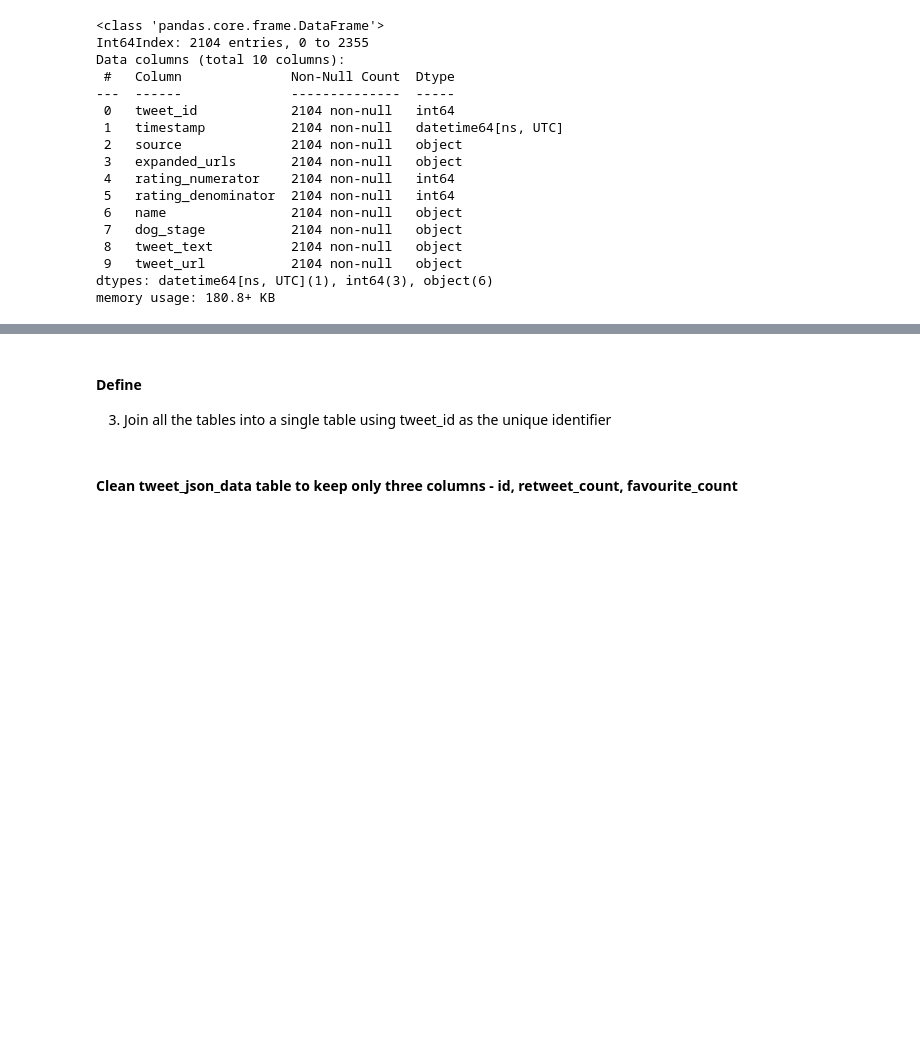
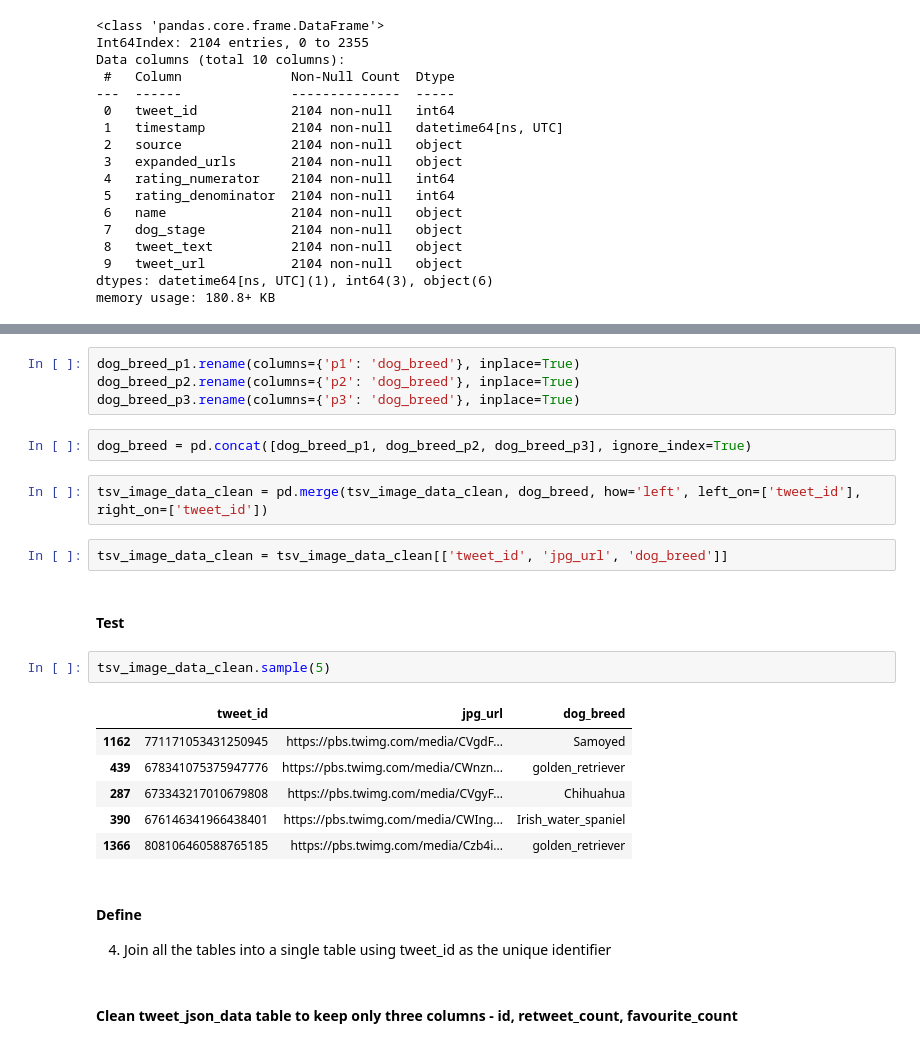
Before and after one commit to Priyanka-Gangadhar-Palshetkar/data-wrangling, a Jupyter notebook: wrangle_act.ipynb, the cells around one changed output, grey strips where cells are left out. Drawn from its saved outputs; the diff is of its cells as text; blank space fills up the shorter version.

```diff
--- a/wrangle_act.ipynb
+++ b/wrangle_act.ipynb
@@ -698,7 +741,28 @@ memory usage: 180.8+ KB
+# %%
+dog_breed_p1.rename(columns={'p1': 'dog_breed'}, inplace=True)
+dog_breed_p2.rename(columns={'p2': 'dog_breed'}, inplace=True)
+dog_breed_p3.rename(columns={'p3': 'dog_breed'}, inplace=True)
+# %%
+dog_breed = pd.concat([dog_breed_p1, dog_breed_p2, dog_breed_p3], ignore_index=True)
+# %%
+tsv_image_data_clean = pd.merge(tsv_image_data_clean, dog_breed, how='left', left_on=['tweet_id'], right_on=['tweet_id'])
+# %%
+tsv_image_data_clean = tsv_image_data_clean[['tweet_id', 'jpg_url', 'dog_breed']]
+# %% [markdown]
+#### Test
+# %%
+tsv_image_data_clean.sample(5)
+# %% [output]
+|  | tweet_id | jpg_url | dog_breed |
+| 1162 | 771171053431250945 | https://pbs.twimg.com/media/CVgdF... | Samoyed |
+| 439 | 678341075375947776 | https://pbs.twimg.com/media/CWnzn... | golden_retriever |
+| 287 | 673343217010679808 | https://pbs.twimg.com/media/CVgyF... | Chihuahua |
+| 390 | 676146341966438401 | https://pbs.twimg.com/media/CWIng... | Irish_water_spaniel |
+| 1366 | 808106460588765185 | https://pbs.twimg.com/media/Czb4i... | golden_retriever |
 # %% [markdown]
 #### Define
 
-3. Join all the tables into a single table using tweet_id as the unique identifier
+4. Join all the tables into a single table using tweet_id as the unique identifier
 # %% [markdown]
 #### Clean tweet_json_data table to keep only three columns - id, retweet_count, favourite_count
 # %% [markdown]
```
Also changed, not shown: parts of 12 cells of this notebook, 1 other file.
